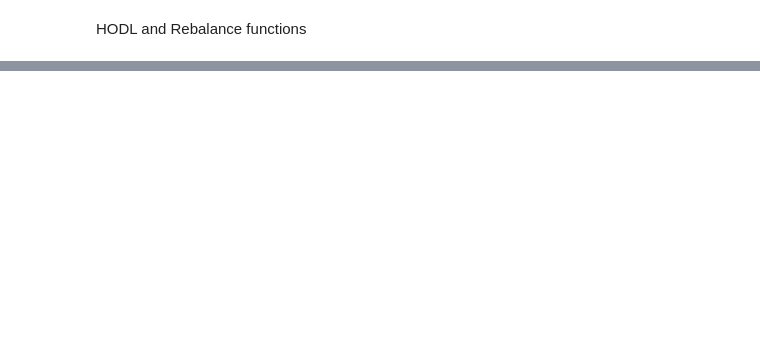
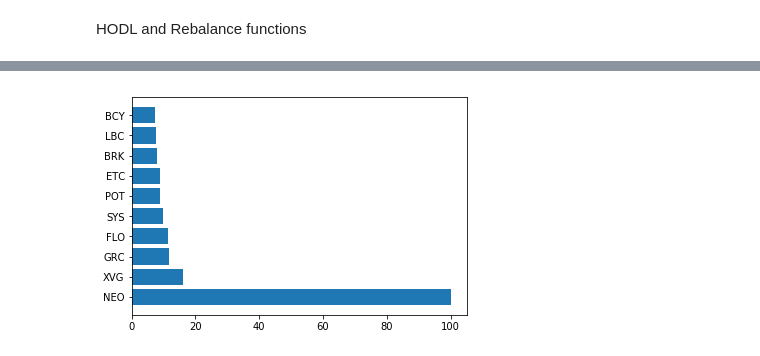
Before and after one commit to pegahcarter/Thinkful-Projects, a Jupyter notebook: Final Capstone/Analysis.ipynb, the cells around one changed output, grey strips where cells are left out. Cells and saved outputs as stored; diff of their text form; code cells hidden in the pictures; blank space fills up the shorter version.

```diff
--- a/Final Capstone/Analysis.ipynb
+++ b/Final Capstone/Analysis.ipynb
@@ -325,18 +304,40 @@ for i in range(len(coin_lists)):
 # %%
+# list of coins used in each portfolio simulation
+coins = hist_prices.columns[1:].tolist()
+cols = hodl_df.columns[1:]
+# For each simulation, make a list of the coins randomly chosen
+coin_lists = [i.split('-') for i in cols]
+
+# Dataframe to compare coin impact on outperforming HODL
+tree_df = pd.DataFrame(columns=coins)
+tree_df['beat market'] = (df['rebalanced'] - df['HODL']) / df['HODL']s
+tree_df.loc[tree_df['beat market'] > 0, 'beat market'] = True
+tree_df.loc[tree_df['beat market'] < 0, 'beat market'] = False
+
+# Replace NaN's with False
+tree_df = tree_df.fillna(False)
+
+# Fill Dataframe with coins used for each simulation
+for i in range(len(coin_lists)):
+    for coin in coin_lists[i]:
+        tree_df.loc[i, coin] = True
+
 # Feature importance analysis
 tree = RandomForestClassifier()
-X = df[coins]
-Y = df['beat market']
+X = tree_df[coins]
+Y = tree_df['beat market']
 tree.fit(X, Y)
 
 feature_importance = tree.feature_importances_
 feature_importance = 100 * (feature_importance / max(feature_importance))
 temp = feature_importance.tolist()
 
 # Take only top 10 features
 top_feats = sorted(feature_importance,reverse=True)[:10]
 sorted_features = np.array([temp.index(feat) for feat in top_feats])
 pos = np.arange(sorted_features.shape[0]) + .5
 plt.barh(pos, feature_importance[sorted_features], align='center')
 plt.yticks(pos, X.columns[sorted_features])
 plt.show()
+# %% [output]
+[figure, added]
```
Also changed, not shown: parts of 14 cells of this notebook, 6 other files.
